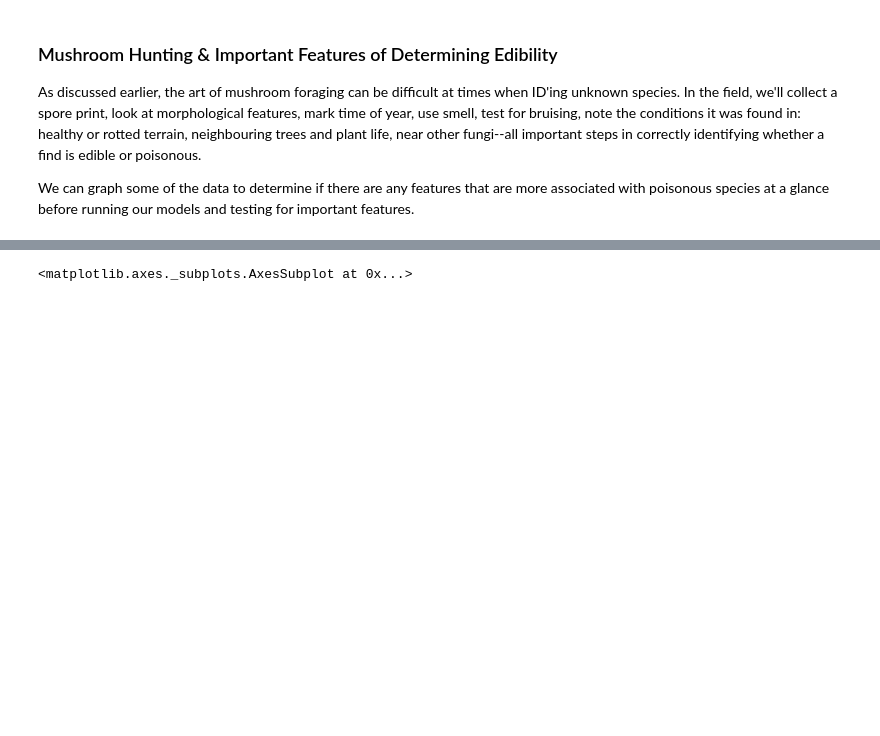
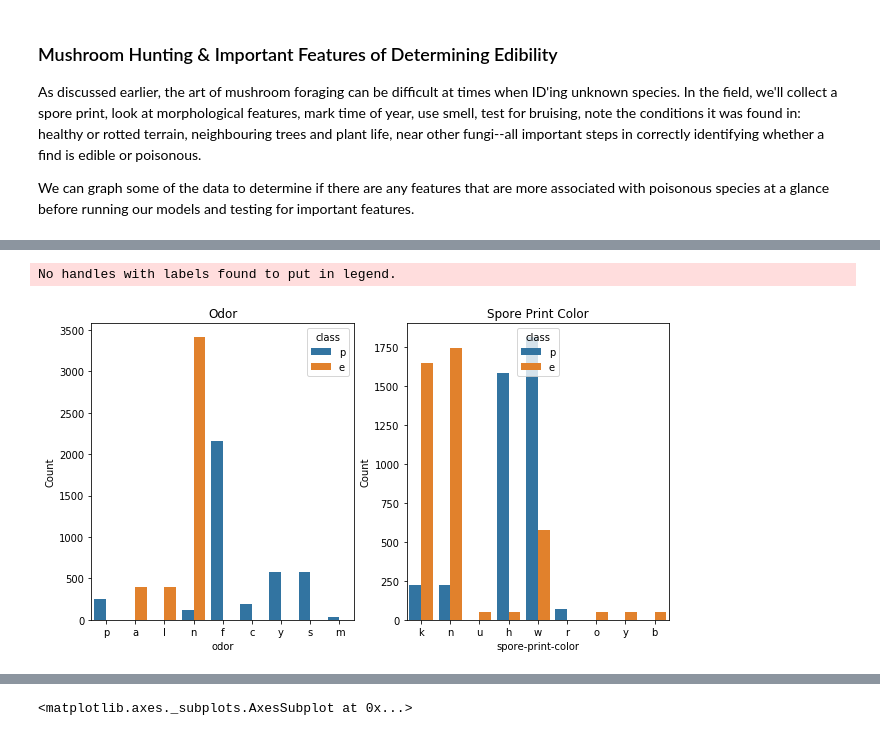
Before and after one commit to BrendanMoore42/ProjectTemp, a Jupyter notebook: MushroomClass/mushroom_kern1.ipynb, the cells around one changed output, grey strips where cells are left out. Saved outputs shown, nothing was run; the diff lists cells and outputs as text; code cells hidden in the pictures; blank space fills up the shorter version.

```diff
--- a/MushroomClass/mushroom_kern1.ipynb
+++ b/MushroomClass/mushroom_kern1.ipynb
@@ -158,0 +169,16 @@ We can graph some of the data to determine if there are any features that are mo
+# %%
+plt.figure(figsize=[16,12])
+plt.legend()
+
+plt.subplot(231)
+sns.countplot(x='odor',hue='class', data=df)
+plt.title('Odor')
+plt.ylabel('Count')
+
+plt.subplot(232)
+sns.countplot(x='spore-print-color',hue='class', data=df)
+plt.title('Spore Print Color')
+plt.ylabel('Count');
+# %% [output]
+No handles with labels found to put in legend.
+[figure, added]
```
Also changed, not shown: parts of 2 cells of this notebook.
